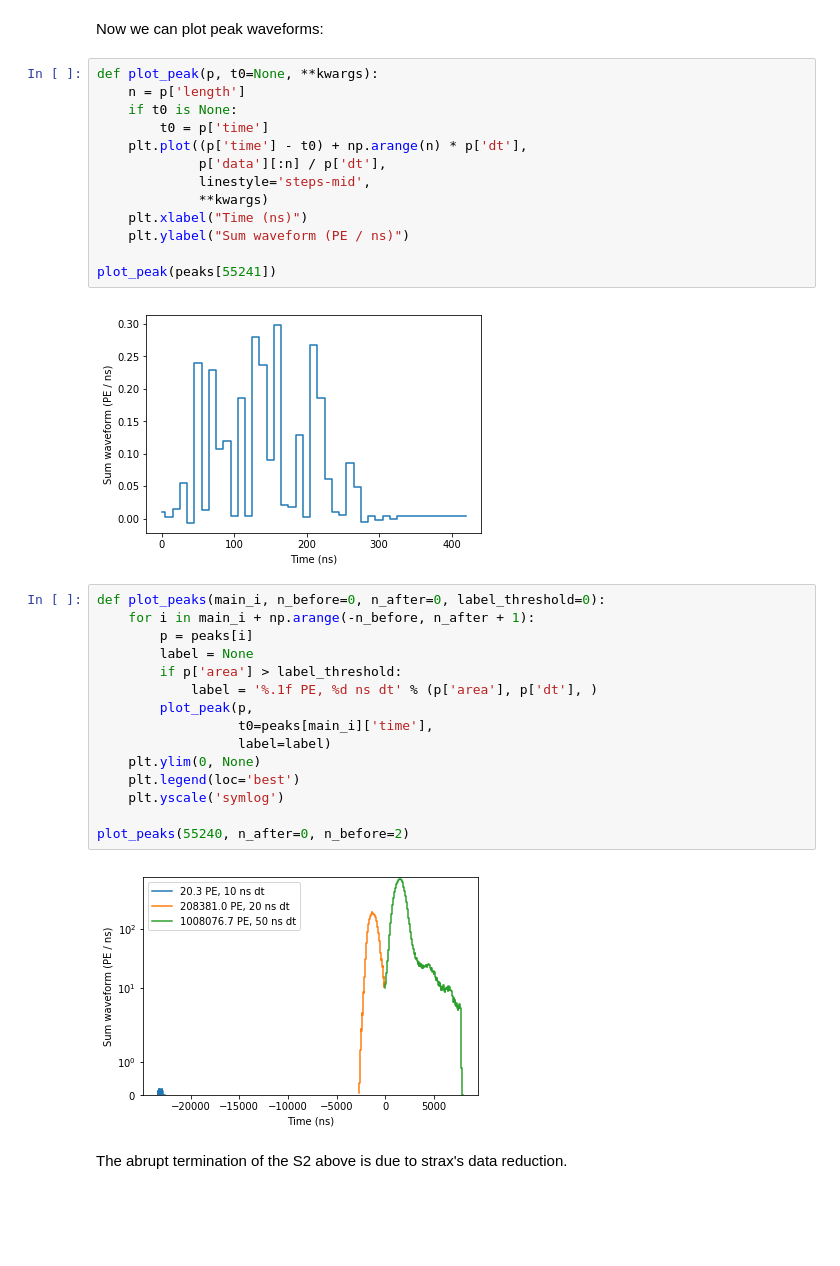
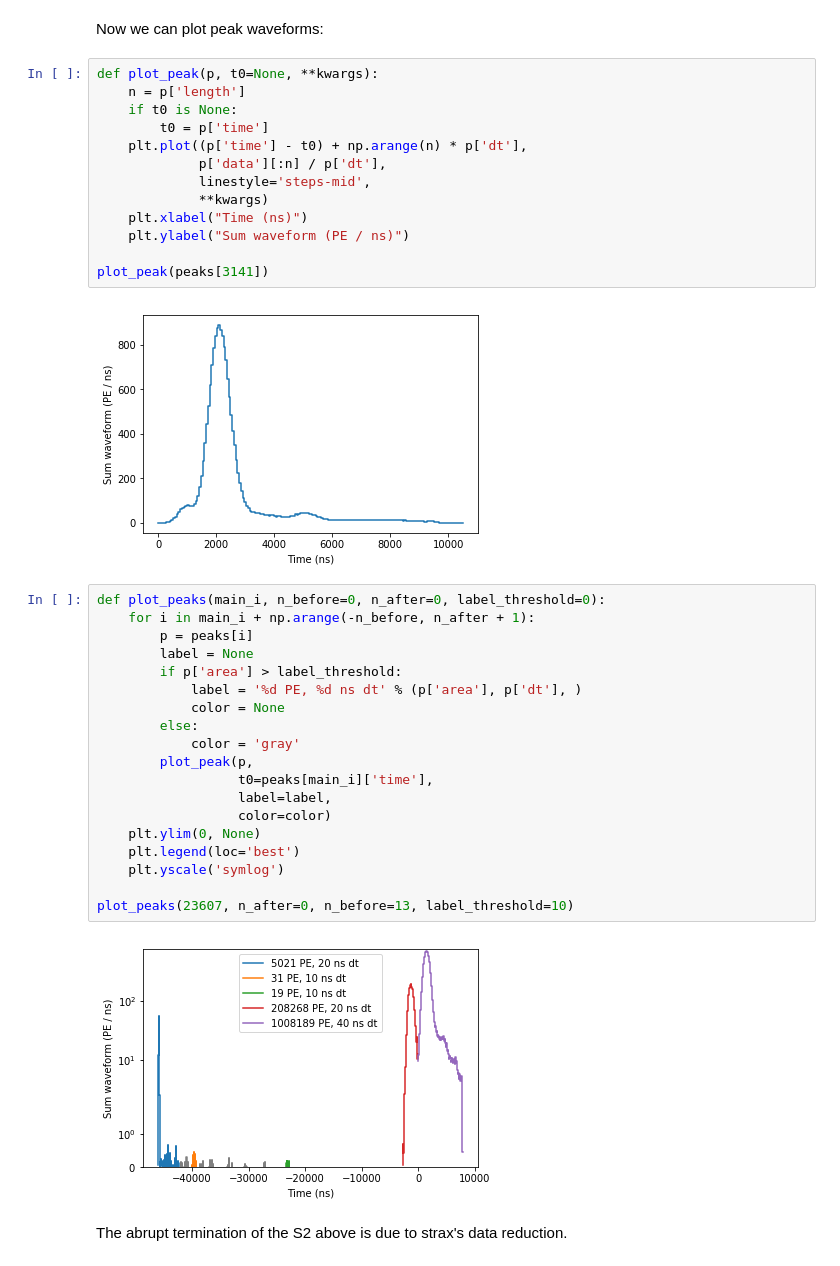
Before and after one commit to XENONnT/straxen, a Jupyter notebook: notebooks/tutorials/strax_demo.ipynb, the cells around one changed output. Cells and saved outputs as stored; diff of their text form; blank space fills up the shorter version.

```diff
--- a/notebooks/tutorials/strax_demo.ipynb
+++ b/notebooks/tutorials/strax_demo.ipynb
@@ -165,35 +165,39 @@ Now we can plot peak waveforms:
 # %%
 def plot_peak(p, t0=None, **kwargs):
     n = p['length']
     if t0 is None:
         t0 = p['time']
     plt.plot((p['time'] - t0) + np.arange(n) * p['dt'],
              p['data'][:n] / p['dt'],
              linestyle='steps-mid',
              **kwargs)
     plt.xlabel("Time (ns)")
     plt.ylabel("Sum waveform (PE / ns)")
 
-plot_peak(peaks[55241])
+plot_peak(peaks[3141])
 # %% [output]
-[figure, old version]
+[figure, new version]
 # %%
 def plot_peaks(main_i, n_before=0, n_after=0, label_threshold=0):
     for i in main_i + np.arange(-n_before, n_after + 1):
         p = peaks[i]
         label = None
         if p['area'] > label_threshold:
-            label = '%.1f PE, %d ns dt' % (p['area'], p['dt'], )
+            label = '%d PE, %d ns dt' % (p['area'], p['dt'], )
+            color = None
+        else:
+            color = 'gray'
         plot_peak(p,
                   t0=peaks[main_i]['time'],
-                  label=label)
+                  label=label,
+                  color=color)
     plt.ylim(0, None)
     plt.legend(loc='best')
     plt.yscale('symlog')
 
-plot_peaks(55240, n_after=0, n_before=2)
+plot_peaks(23607, n_after=0, n_before=13, label_threshold=10)
 # %% [output]
-[figure, old version]
+[figure, new version]
 # %% [markdown]
 The abrupt termination of the S2 above is due to strax's data reduction.
 # %% [markdown]
```
Also changed, not shown: parts of 7 cells of this notebook.
